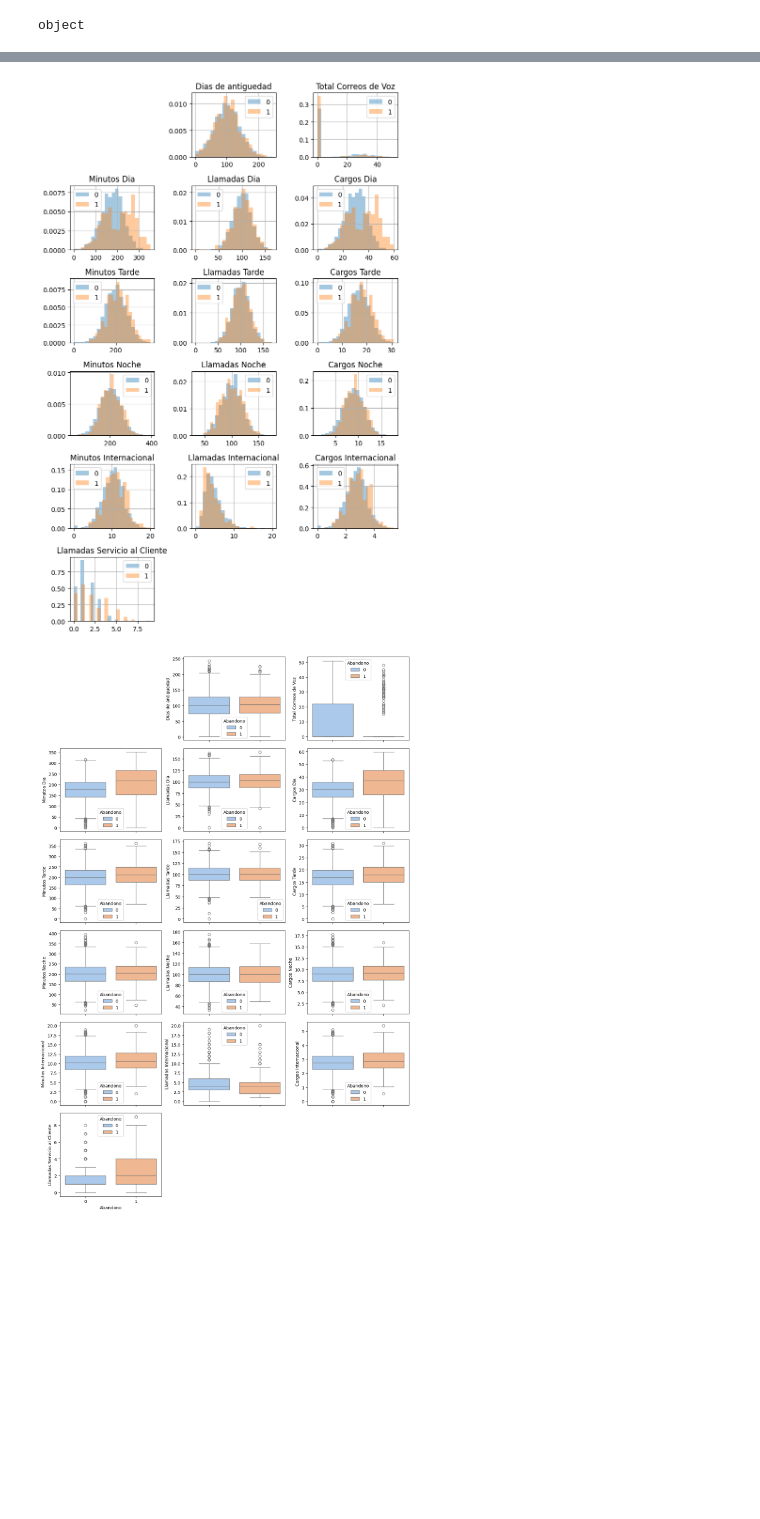
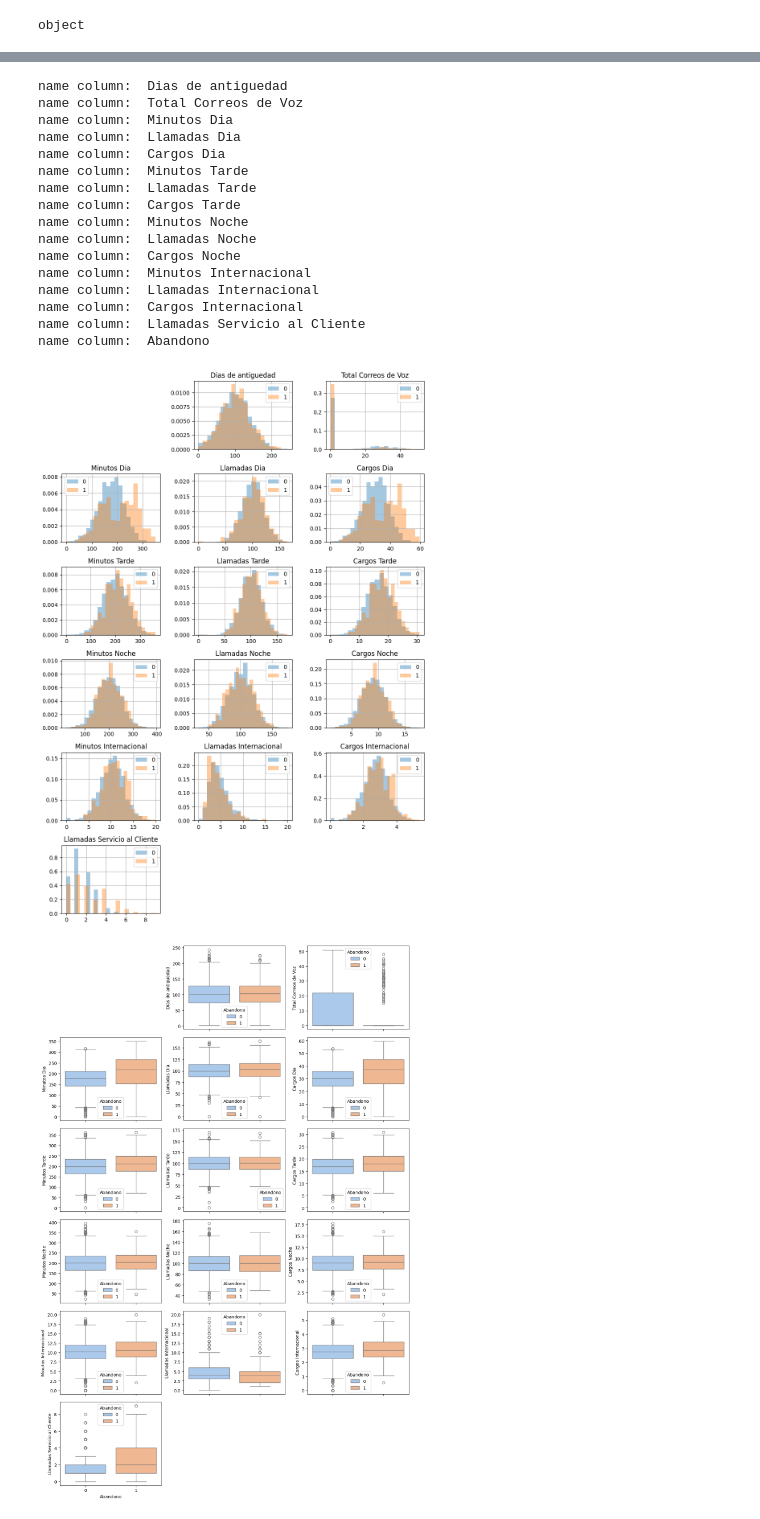
Before and after one commit to guillermocadena/churn_rate, a Jupyter notebook: Notebooks/Churn_Telecom.ipynb, the cells around one changed output, grey strips where cells are left out. Cells and saved outputs as stored; diff of their text form; code cells hidden in the pictures; blank space fills up the shorter version.

```diff
--- a/Notebooks/Churn_Telecom.ipynb
+++ b/Notebooks/Churn_Telecom.ipynb
@@ -143,22 +150,39 @@ Index(['Dias de antiguedad', 'Total Correos de Voz', 'Minutos Dia',
 # %%
 numericas_cols = df.select_dtypes('number').columns
 
-fig, subplot = plt.subplots(nrows=6, ncols=3, figsize=(8, 12))
+fig, subplot = plt.subplots(nrows=6, ncols=3, figsize=(10, 14))
 subplot= subplot.flatten()  # facilita iterar por cada grafica, transforma el arreglo en una única dimensión.
 
-for i, column in enumerate(numericas_cols[:-1]):
+for i, column in enumerate(numericas_cols):
+    print('name column: ', column)
     df.groupby('Abandono')[column].hist(alpha=0.4, bins=20, ax=subplot[i+1],
                                         density=True)    # https://matplotlib.org/stable/api/_as_gen/matplotlib.pyplot.hist.html
     subplot[i+1].set_title(column)
     subplot[i+1].legend(df['Abandono'].unique())
 
 plt.tight_layout()
 subplot[0].set_visible(False)
 subplot[-1].set_visible(False)
 subplot[-2].set_visible(False)
 plt.show()
 # %% [output]
+name column:  Dias de antiguedad
+name column:  Total Correos de Voz
+name column:  Minutos Dia
+name column:  Llamadas Dia
+name column:  Cargos Dia
+name column:  Minutos Tarde
+name column:  Llamadas Tarde
+name column:  Cargos Tarde
+name column:  Minutos Noche
+name column:  Llamadas Noche
+name column:  Cargos Noche
+name column:  Minutos Internacional
+name column:  Llamadas Internacional
+name column:  Cargos Internacional
+name column:  Llamadas Servicio al Cliente
+name column:  Abandono
-[figure, old version]
+[figure, new version]
 # %%
 numericas_cols = df.select_dtypes('number').columns
 fig, subplot = plt.subplots(nrows=6, ncols=3, figsize=(12, 18), sharex=True)
```
Also changed, not shown: parts of 8 cells of this notebook.
